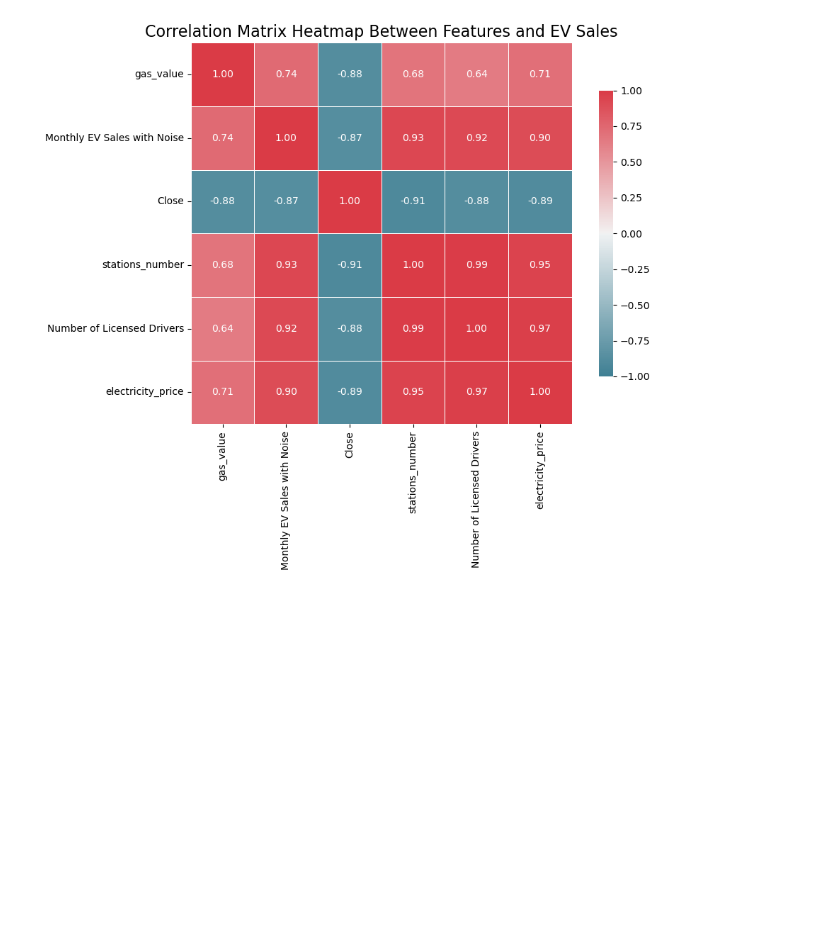
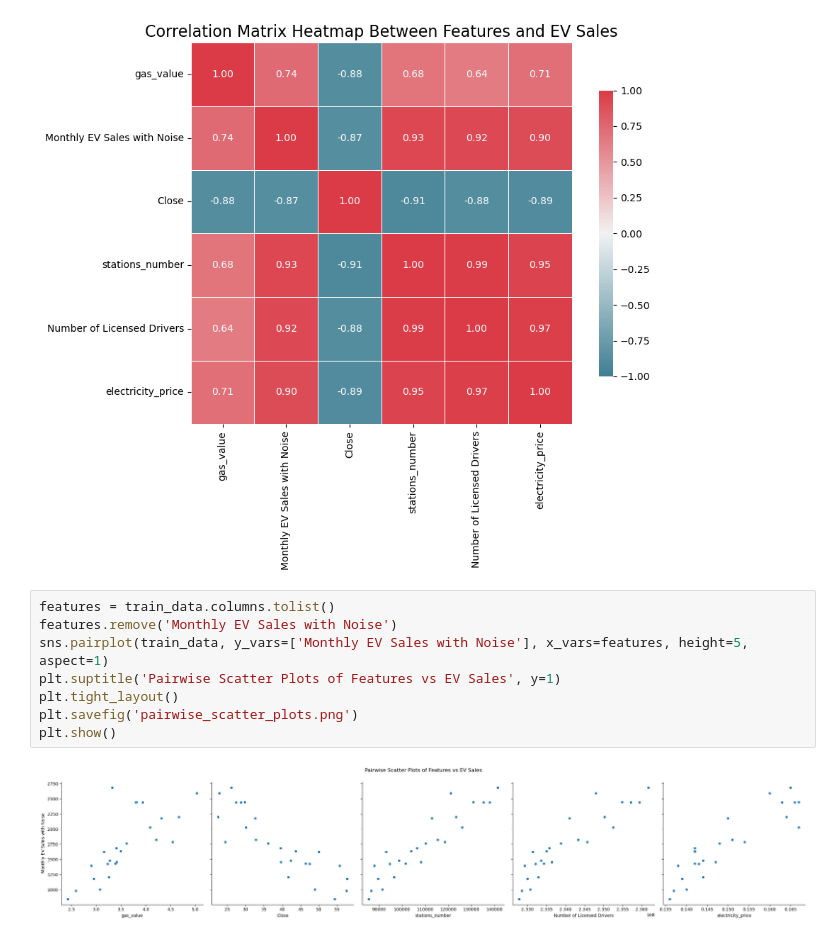
Before and after one commit to e1inahuang/EV_Sales_Time_Series_Forecast, a Jupyter notebook: model/data_visualization.ipynb, the cells around one changed output. Cells and saved outputs as stored; diff of their text form; blank space fills up the shorter version.

Commit message:
Add some visualization of data

```diff
--- a/model/data_visualization.ipynb
+++ b/model/data_visualization.ipynb
@@ -78,3 +80,13 @@ plt.savefig('correlation_matrix.png')
 plt.show()
 # %% [output]
 [figure]
+# %%
+features = train_data.columns.tolist()
+features.remove('Monthly EV Sales with Noise')
+sns.pairplot(train_data, y_vars=['Monthly EV Sales with Noise'], x_vars=features, height=5, aspect=1)
+plt.suptitle('Pairwise Scatter Plots of Features vs EV Sales', y=1)
+plt.tight_layout()
+plt.savefig('pairwise_scatter_plots.png')
+plt.show()
+# %% [output]
+[figure, added]
```
Also changed, not shown: parts of 2 cells of this notebook, 2 other files.
